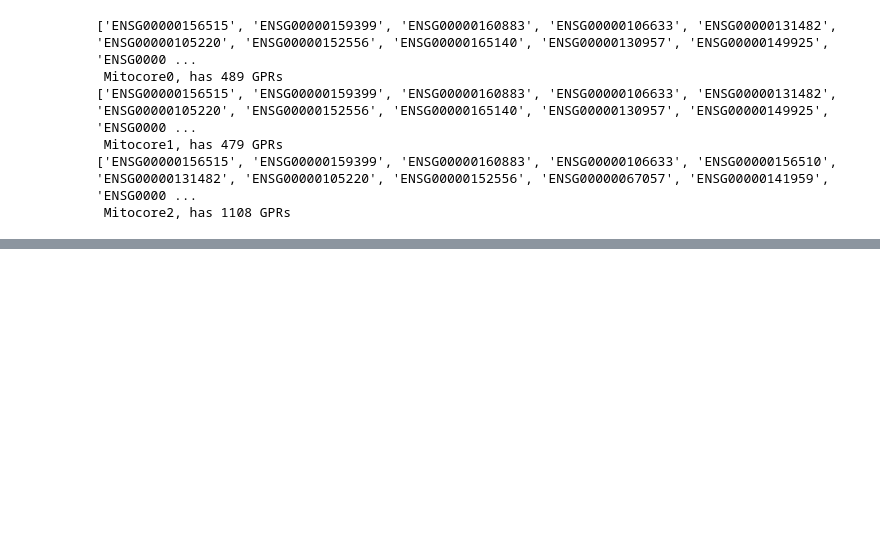
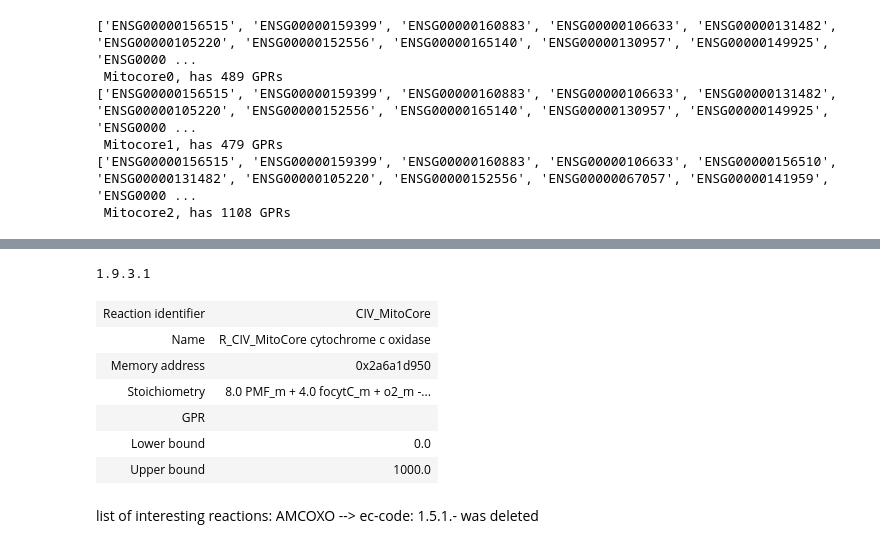
Before and after one commit to Benjamin-Reyes-S/Constraint_Based_Models_statistics-comparison, a Jupyter notebook: Statistics/Statistics_Mitocore_Curation.ipynb, the cells around one changed output, grey strips where cells are left out. Drawn from its saved outputs; the diff is of its cells as text; code cells hidden in the pictures; blank space fills up the shorter version.

```diff
--- a/Statistics/Statistics_Mitocore_Curation.ipynb
+++ b/Statistics/Statistics_Mitocore_Curation.ipynb
@@ -427,0 +689,22 @@ gpr_mitocore.to_csv('GPR_comparison.csv', index=False)
+# %%
+#this reaction can be fixed
+AMCOXO = mitocore1.reactions.get_by_id('CIV_MitoCore')
+annotation = AMCOXO.__dict__.get('_annotation', {})
+ec_val = annotation.get('ec-code')
+
+print(ec_val)
+# %% [output]
+1.9.3.1
+# %%
+mitocore2.reactions.get_by_id('CIV_MitoCore')
+# %% [output]
+| Reaction identifier | CIV_MitoCore |
+| Name | R_CIV_MitoCore cytochrome c oxidase |
+| Memory address | 0x2a6a1d950 |
+| Stoichiometry | 8.0 PMF_m + 4.0 focytC_m + o2_m -... |
+| GPR |  |
+| Lower bound | 0.0 |
+| Upper bound | 1000.0 |
+# %% [markdown]
+list of interesting reactions:
+AMCOXO --> ec-code: 1.5.1.-  was deleted
```
Also changed, not shown: parts of 18 cells of this notebook, 3 other files.
